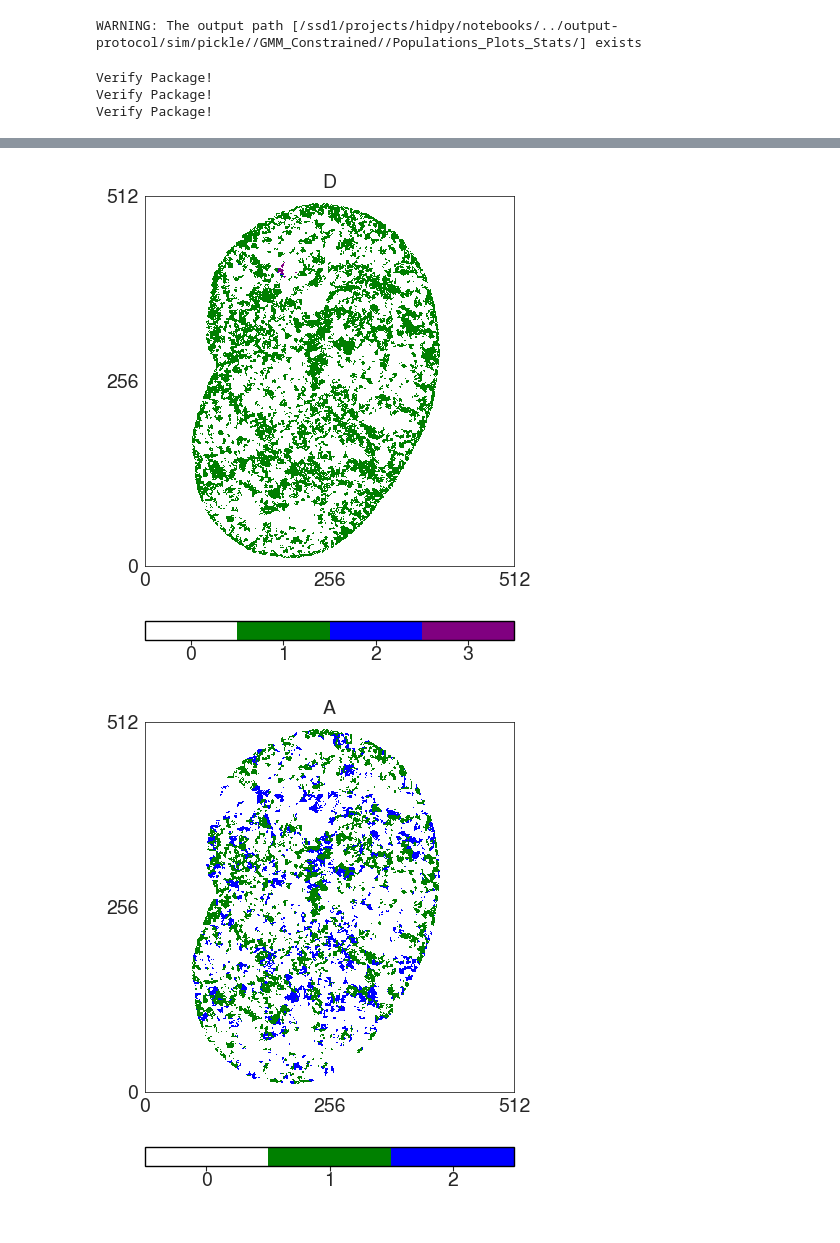
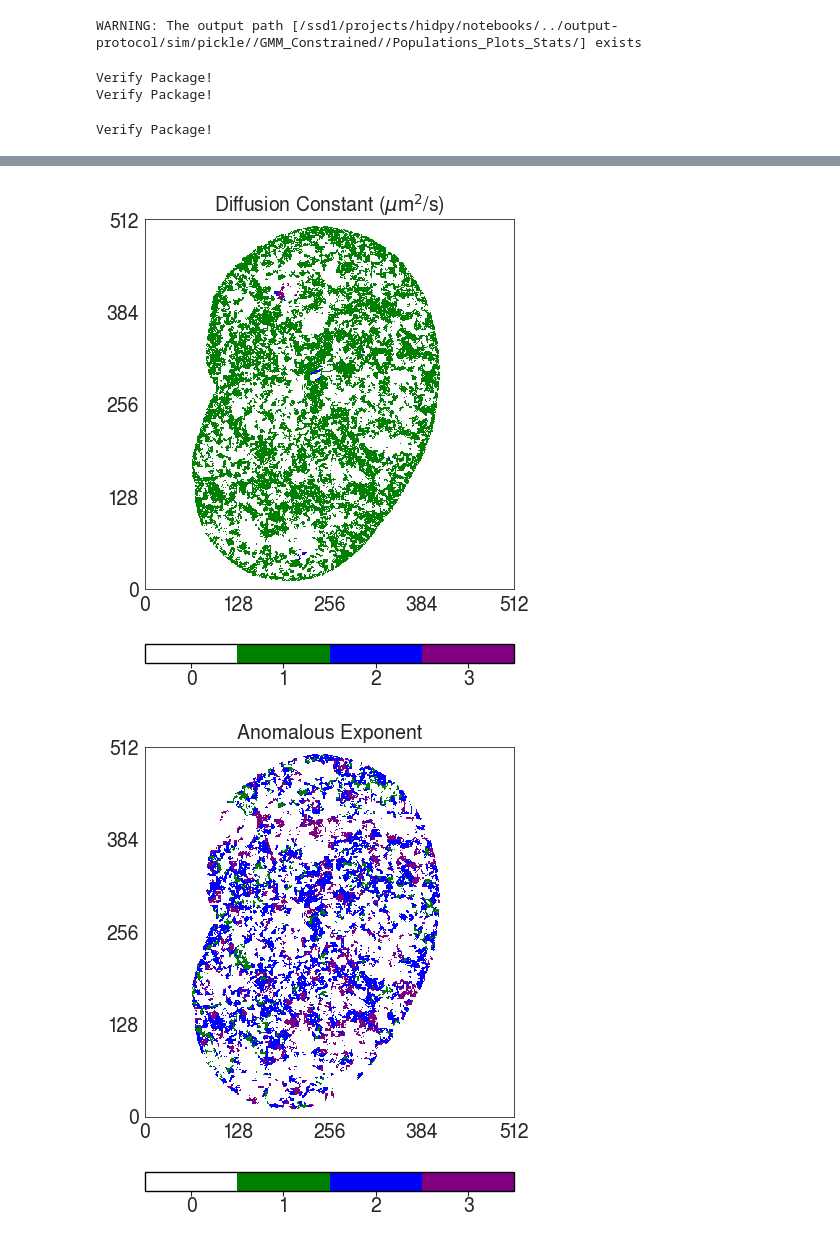
Before and after one commit to marwan-abdellah/hidpy, a Jupyter notebook: notebooks/03-hidpy-stage-2.ipynb, the cells around one changed output, grey strips where cells are left out. Cells and saved outputs as stored; diff of their text form; code cells hidden in the pictures.

Commit message:
Plotting functions recap.

```diff
--- a/notebooks/03-hidpy-stage-2.ipynb
+++ b/notebooks/03-hidpy-stage-2.ipynb
@@ -19,7 +19,7 @@ from deconvolution import importDeconvolutionGMM
 BayesMat={} # Dictionary with all the Bayes struct per cell
 numDist = 3 # Choose maximum number of distributions
 
-pathBayesCells = '%s/../output-protocol/h2b/pickle/' % os.getcwd()
+pathBayesCells = '%s/../output-protocol/sim/pickle/' % os.getcwd()
 parameters2decon=['D','A','V']
 
 nbins=20
@@ -256,7 +255,7 @@ WARNING: The output path [/ssd1/projects/hidpy/notebooks/../output-protocol/dna/
 # Run GMM based on table and plots for each parameter [D A V]
 
 Sel_DistributionType=['lognormal','normal','lognormal']
-Sel_numDist=[3,2,3]
+Sel_numDist=[3,3,2]
 
 BayesMatSel=importDeconvolutionGMM.applyGMMconstrained_dir(listdir,parameters2decon,Sel_DistributionType,Sel_numDist)
 # %%
@@ -386,8 +383,8 @@ def generate_plots_stats_decon(BayesMatSel,param,pathBayesCells_Populations_Plot
     cmap = colors.ListedColormap(listcolors[0:numPop+1])
 
     # Create the ticks of the images
-    xticks = sample_range(0, labels_map.shape[0], 3)
-    yticks = sample_range(0, labels_map.shape[1], 3)
+    xticks = sample_range(0, labels_map.shape[0], 5)
+    yticks = sample_range(0, labels_map.shape[1], 5)
     ax.set_xlim(xticks[0], xticks[-1])
     ax.set_ylim(yticks[0], yticks[-1])
     ax.set_xticks(xticks)
@@ -403,13 +400,22 @@ def generate_plots_stats_decon(BayesMatSel,param,pathBayesCells_Populations_Plot
     labels_cbar = np.arange(0, numPop+1, 1)
     loc = labels_cbar
     cbar.set_ticks(loc)
-    ax.set_title(param)
+
+    if 'D' in param:
+        title = r'Diffusion Constant ($\mu$m$^2$/s)'
+    elif 'A' in param:
+        title = 'Anomalous Exponent'
+    elif 'V' in param:
+        title = r'Drift Velocity ($\mu$m/s)'
+
+    #
+    ax.set_title(title)
 
     output_directory=pathBayesCells
     frame_prefix=param
 
     # Save the figure
-    pyplot.savefig('%s/%s.png' % (output_directory, frame_prefix), dpi=300, bbox_inches='tight', pad_inches=0)
+    pyplot.savefig('%s/%s-output.png' % (output_directory, frame_prefix), dpi=300, bbox_inches='tight', pad_inches=0)
 
 for i in tqdm(range(len(BayesMatSel))):
     for j in range(len(parameters2decon)):
@@ -434,4 +440,4 @@ for i in tqdm(range(len(BayesMatSel))):
 WARNING: The output path [/ssd1/projects/hidpy/notebooks/../output-protocol/sim/pickle//GMM_Constrained//Populations_Plots_Stats/] exists
 Verify Package!
 Verify Package!
-Verify Package!
+Verify Package!
@@ -441,2 +447,2 @@ Verify Package!
-[figure, old version]
+[figure, new version]
-[figure, old version]
+[figure, new version]
```
Also changed, not shown: parts of 4 cells of this notebook, 5 other files.
